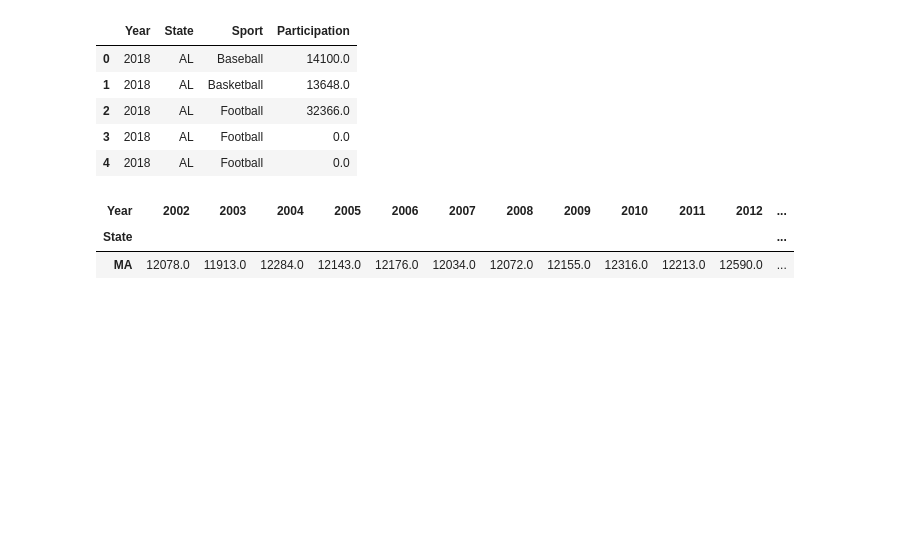
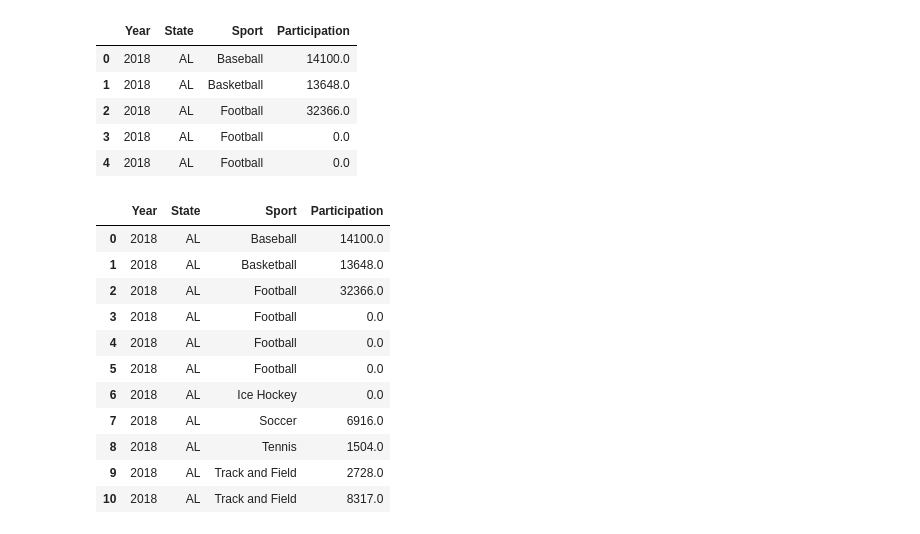
Before and after one commit to njpowers7915/hs_sports_analysis, a Jupyter notebook: Untitled.ipynb, the cells around one changed output. Cells and saved outputs as stored; diff of their text form; code cells hidden in the pictures; blank space fills up the shorter version.

```diff
--- a/Untitled.ipynb
+++ b/Untitled.ipynb
@@ -85,22 +78,18 @@ participation_df.head()
 | 2 | 2018 | AL | Football | 32366.0 |
 | 3 | 2018 | AL | Football | 0.0 |
 | 4 | 2018 | AL | Football | 0.0 |
-# %%
-#participation_df = participation_df.groupby(['Sport', 'State'])
-participation_df.head()
-sport_df = participation_df[participation_df['Sport'] == 'Baseball']
-sport_df.head()
-state_df = sport_df[sport_df['State'] == 'AL']
-state_df.pivot(index='State', columns='Year', values='Boys Participation')
-
-sports = {}
-def measure_growth_by_state(sport, state):
-    sport_df = participation_df[participation_df['Sport'] == sport]
-    state_df = sport_df[sport_df['State'] == state]
-    return state_df.pivot(index='State', columns='Year', values='Boys Participation')
-
-measure_growth_by_state('Basketball', 'MA')
-# %% [output]
-| Year | 2002 | 2003 | 2004 | 2005 | 2006 | 2007 | 2008 | 2009 | 2010 | 2011 | 2012 | ... |
-| State |  |  |  |  |  |  |  |  |  |  |  | ... |
-| MA | 12078.0 | 11913.0 | 12284.0 | 12143.0 | 12176.0 | 12034.0 | 12072.0 | 12155.0 | 12316.0 | 12213.0 | 12590.0 | ... |
+# %%
+participation_df.head(11)
+# %% [output]
+|  | Year | State | Sport | Participation |
+| 0 | 2018 | AL | Baseball | 14100.0 |
+| 1 | 2018 | AL | Basketball | 13648.0 |
+| 2 | 2018 | AL | Football | 32366.0 |
+| 3 | 2018 | AL | Football | 0.0 |
+| 4 | 2018 | AL | Football | 0.0 |
+| 5 | 2018 | AL | Football | 0.0 |
+| 6 | 2018 | AL | Ice Hockey | 0.0 |
+| 7 | 2018 | AL | Soccer | 6916.0 |
+| 8 | 2018 | AL | Tennis | 1504.0 |
+| 9 | 2018 | AL | Track and Field | 2728.0 |
+| 10 | 2018 | AL | Track and Field | 8317.0 |
```
Also changed, not shown: parts of 3 cells of this notebook.
